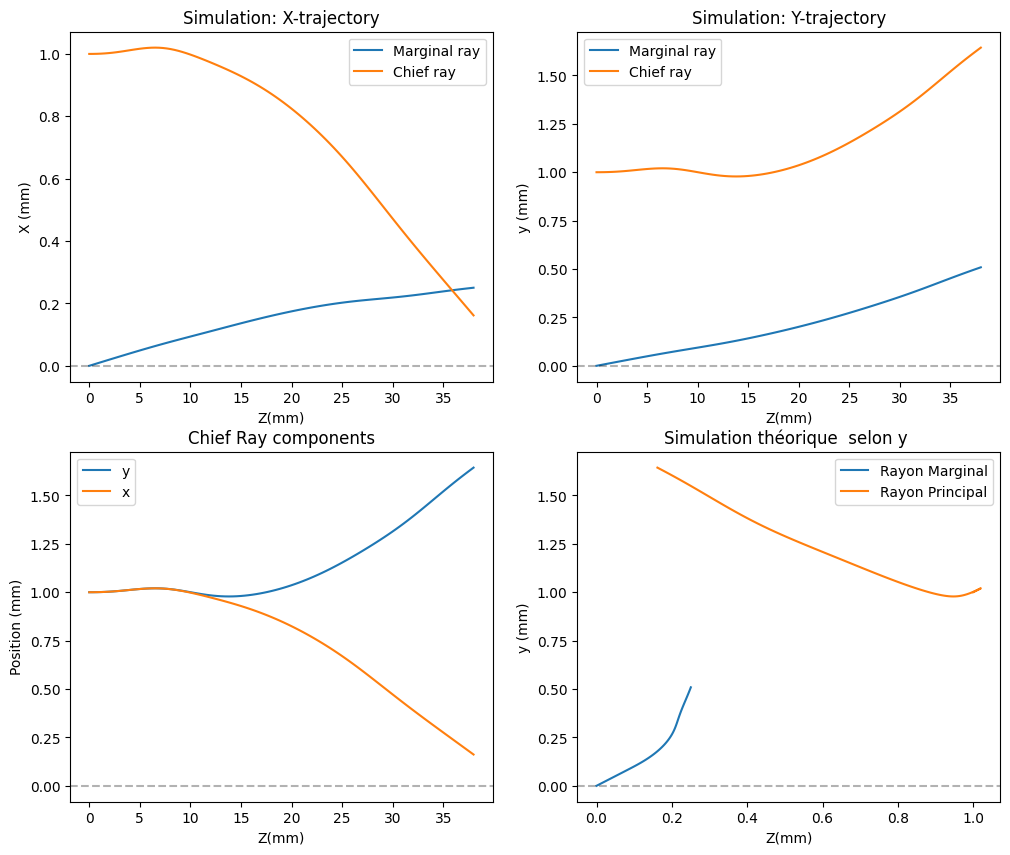
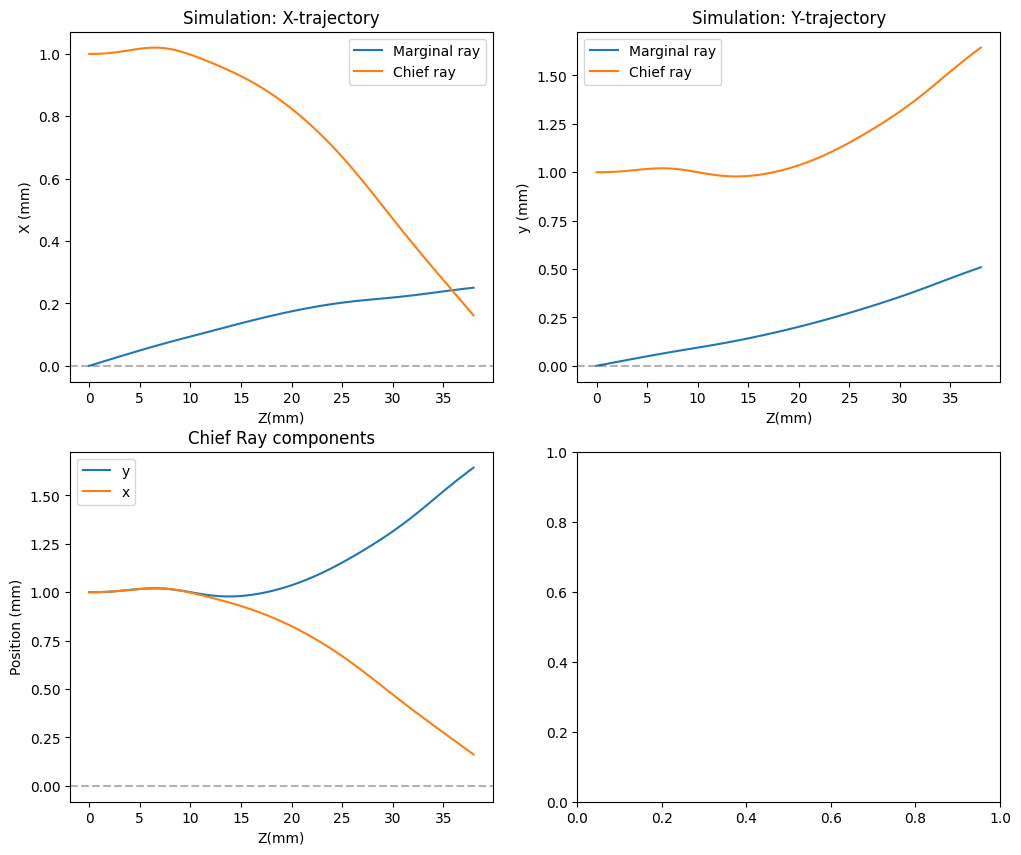
The change to this notebook cell's code, shown as a diff; its figure went from the first image to the second:
--- before
+++ after
@@ -1,9 +1,10 @@
 #initialisaation 
-# class parameter : (mass, charge, name, x0,vx0,y0,vy0)
-marginal = ion(1.6e-27, e, "proton", 0,0.01, 0, 0.01) # 
+#entré (masse, charge, name, x,vx,y,vyà)
+marginal = ion(1.6e-27, e, "proton", 0,0.01, 0, 0.01)
 principal = ion(1.6e-27, e, "proton", 1, 0, 1, 0)
 
 Ion = ion(1.6e-27,e,"proton",0,0,0,0)
 
+# 1. Initialisation de la simulation
 mon_moteur = simulateur() 
 
@@ -12,10 +13,6 @@
 #mon_moteur.simulation(principal, data)
 
-#convergence 
-
- 
-
-mon_moteur.simulation3(marginal, data,Phi2_maj, potentials) # for marginal ray
-mon_moteur.simulation3(principal, data, Phi2_maj, potentials)# for chief ray 
+mon_moteur.simulation3(marginal, data,Phi2_maj, potentials)
+mon_moteur.simulation3(principal, data, Phi2_maj, potentials)
 
 print(potentials.pot_acceleration)
@@ -32,5 +29,5 @@
         for i in range(len(potentiel.axe_z)-1):
             z = potentiel.axe_z[i]
-            w0 = np.sqrt(2*ion.charge*potentiel.VQ/ion.masse*(Dimension.radius)**2)
+            w0 = np.sqrt(2*ion.charge*potentiel.VQ/ion.masse*(data.ro)**2)
             xp[i] = np.cos(w0*(z-z0))
             xm[i] = (1/w0)*np.sin(w0*(z-z0))
@@ -76,8 +73,8 @@
 axs[1, 0].legend()
 
-
+'''
 #---  Selon y ---
-axs[1, 1].plot(marginal.history_x,marginal.history_y, label="Rayon Marginal")
-axs[1, 1].plot(principal.history_x, principal.history_y, label="Rayon Principal")
+axs[1, 1].plot(quad1.axe_z[:-1], ym, label="Rayon Marginal")
+axs[1, 1].plot(quad1.axe_z[:-1], yp, label="Rayon Principal")
 axs[1, 1].set_title("Simulation théorique  selon y ")
 axs[1, 1].set_xlabel("Z(mm)")
@@ -86,3 +83,3 @@
 axs[1, 1].legend()
 
-
+'''

Commit: changement maillage